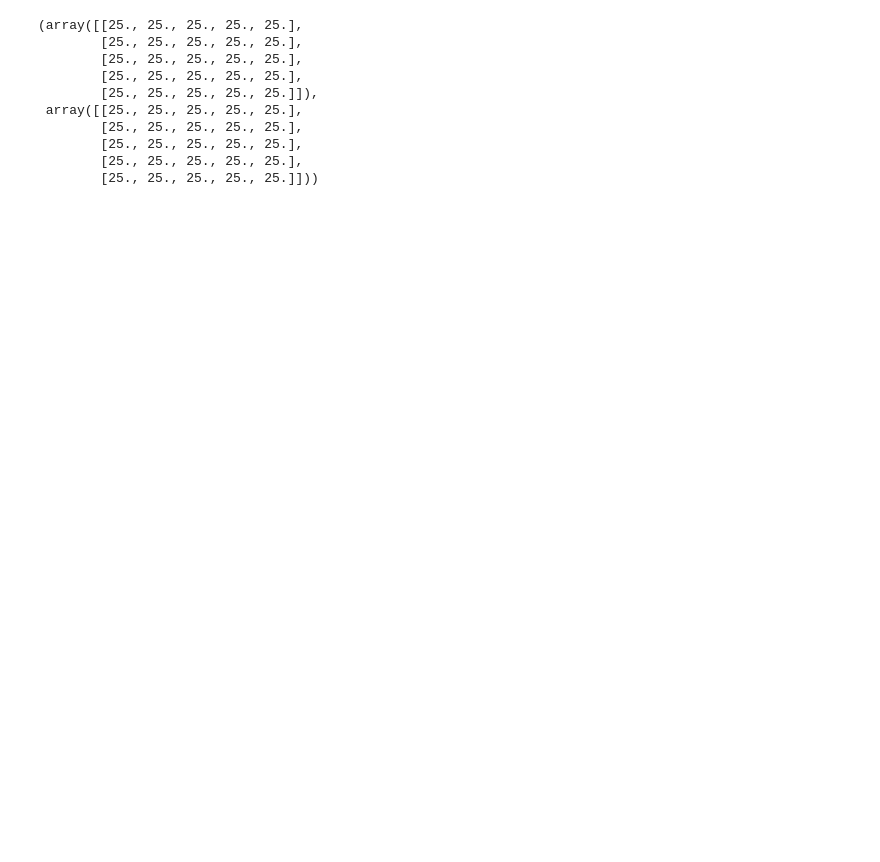
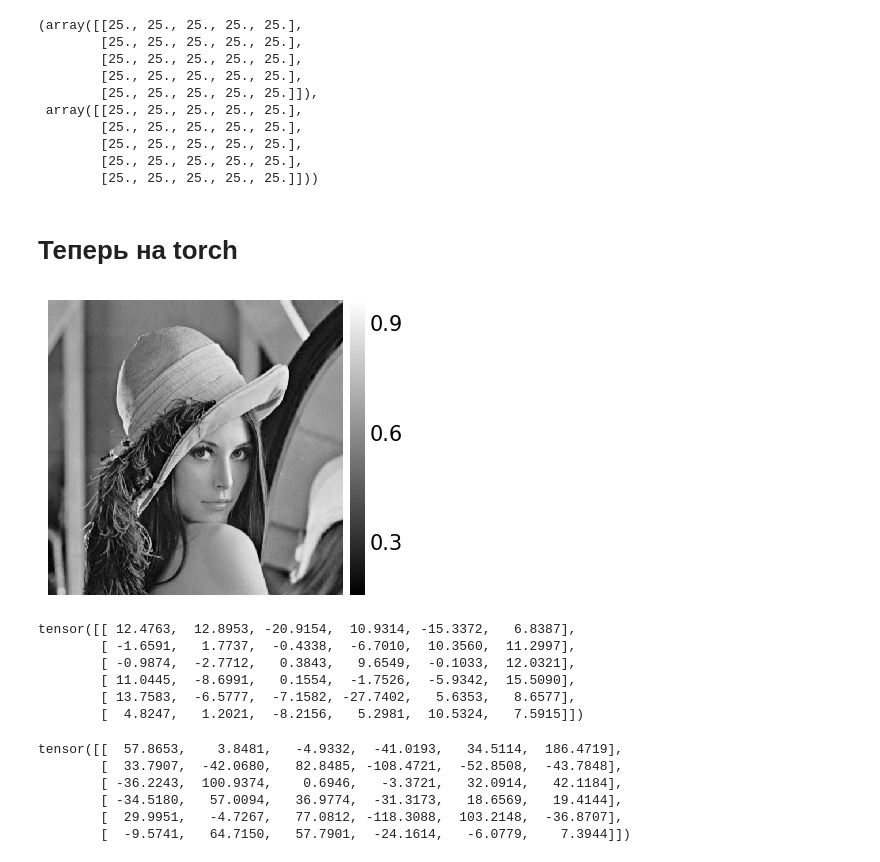
Before and after one commit to dmitrylala/denoising-fno, a Jupyter notebook: notebooks/HartleyTransform.ipynb, the cells around one changed output. Cells and saved outputs as stored; diff of their text form; code cells hidden in the pictures; blank space fills up the shorter version.

```diff
--- a/notebooks/HartleyTransform.ipynb
+++ b/notebooks/HartleyTransform.ipynb
@@ -199,3 +192,5 @@ conv_fft(a, b), conv2d_dht(a, b, padding=None)
         [25., 25., 25., 25., 25.],
         [25., 25., 25., 25., 25.],
         [25., 25., 25., 25., 25.]]))
+# %% [markdown]
+# Теперь на torch
@@ -201,0 +233,19 @@ conv_fft(a, b), conv2d_dht(a, b, padding=None)
+# %%
+image = torch.Tensor(load_grayscale(env.data / 'lena.png') / 255.0)
+# kernel = torch.Tensor(gauss_filter_kernel(3))
+# conv_dft_t = conv_dft2d_torch(image, kernel)
+
+_ = isns.ImageGrid(
+    [
+        # check dft and kernel
+        image,
+        # dft2d_torch(image, True),
+        # kernel,
+        # check dft convolution
+        # image,
+        # conv_dft_t,
+    ],
+    height=4,
+)
+# %% [output]
+[figure, added]
@@ -201,0 +309,21 @@ conv_fft(a, b), conv2d_dht(a, b, padding=None)
+# %%
+image
+# %% [output]
+tensor([[ 12.4763,  12.8953, -20.9154,  10.9314, -15.3372,   6.8387],
+        [ -1.6591,   1.7737,  -0.4338,  -6.7010,  10.3560,  11.2997],
+        [ -0.9874,  -2.7712,   0.3843,   9.6549,  -0.1033,  12.0321],
+        [ 11.0445,  -8.6991,   0.1554,  -1.7526,  -5.9342,  15.5090],
+        [ 13.7583,  -6.5777,  -7.1582, -27.7402,   5.6353,   8.6577],
+        [  4.8247,   1.2021,  -8.2156,   5.2981,  10.5324,   7.5915]])
+# %%
+# fft = torch.fft.fftshift(torch.fft.fft2(image, norm='backward'))
+fft = torch.fft.fft2(image, norm='backward')
+ht = fft.real - fft.imag
+ht
+# %% [output]
+tensor([[  57.8653,    3.8481,   -4.9332,  -41.0193,   34.5114,  186.4719],
+        [  33.7907,  -42.0680,   82.8485, -108.4721,  -52.8508,  -43.7848],
+        [ -36.2243,  100.9374,    0.6946,   -3.3721,   32.0914,   42.1184],
+        [ -34.5180,   57.0094,   36.9774,  -31.3173,   18.6569,   19.4144],
+        [  29.9951,   -4.7267,   77.0812, -118.3088,  103.2148,  -36.8707],
+        [  -9.5741,   64.7150,   57.7901,  -24.1614,   -6.0779,    7.3944]])
```
Also changed, not shown: parts of 26 cells of this notebook, 46 other files.
